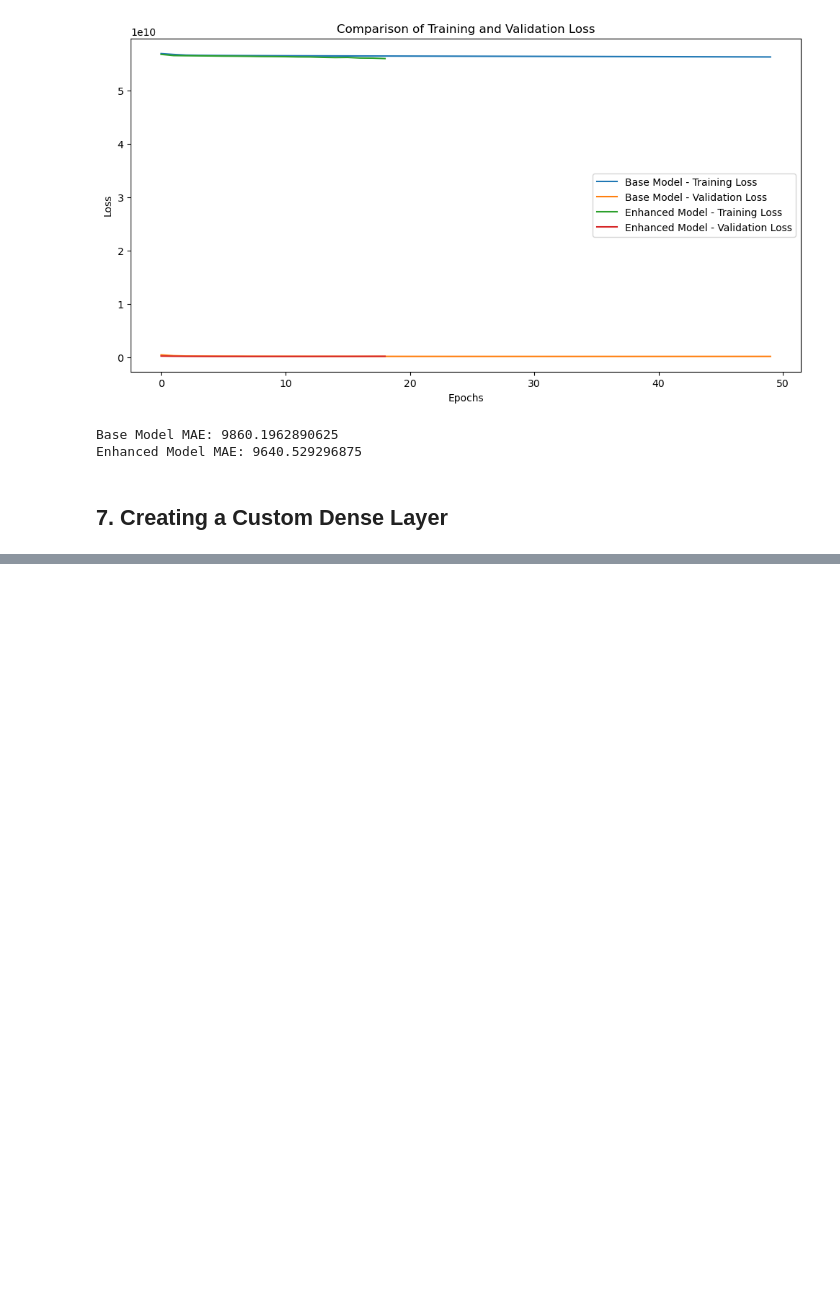
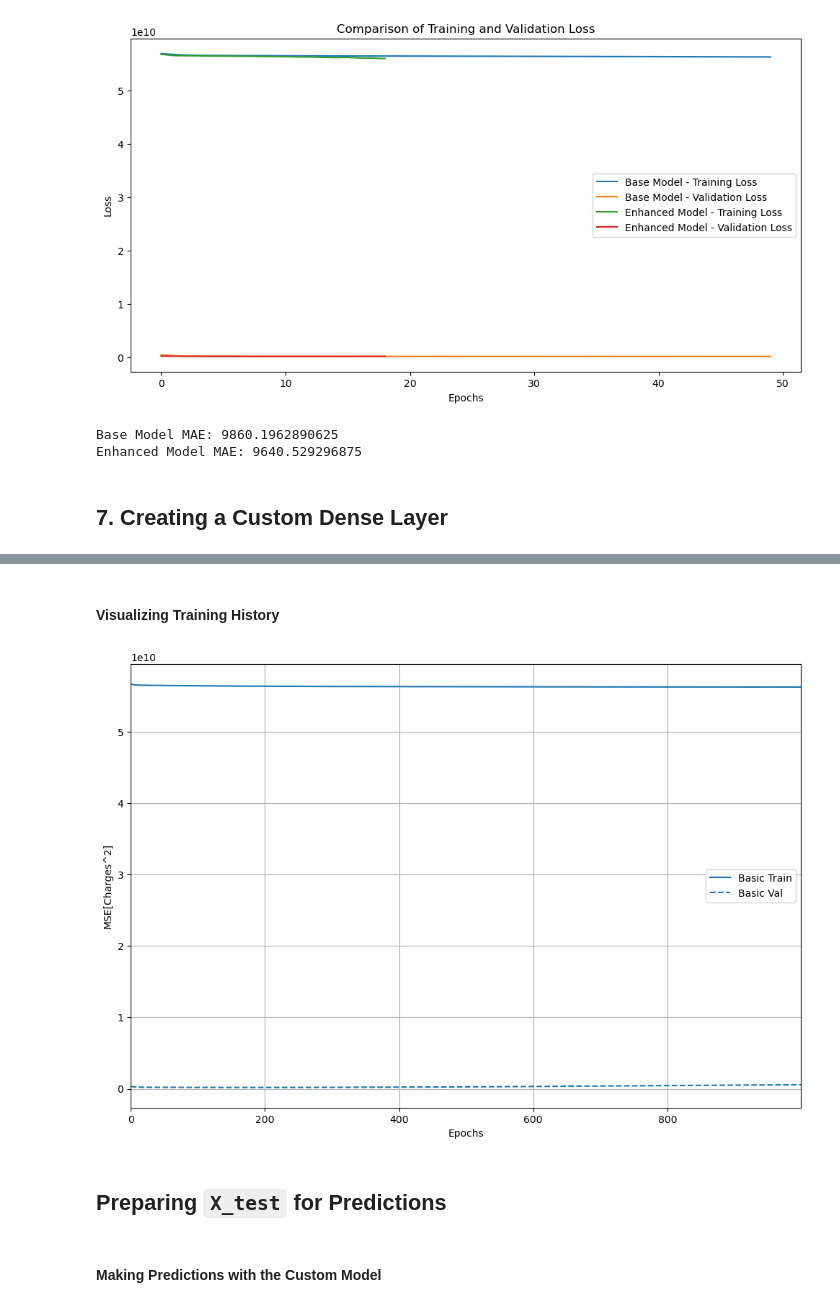
Before and after one commit to marielouisehanna/Machine_learning, a Jupyter notebook: CarPrice_2.ipynb, the cells around one changed output, grey strips where cells are left out. Cells and saved outputs as stored; diff of their text form; code cells hidden in the pictures; blank space fills up the shorter version.

```diff
--- a/CarPrice_2.ipynb
+++ b/CarPrice_2.ipynb
@@ -364,0 +570,6 @@ class MyDense(layers.Layer):
+# %%
+optimizer = tf.keras.optimizers.RMSprop(0.001)
+
+custom_model.compile(loss='mse',
+                     optimizer=tf.keras.optimizers.RMSprop(0.001),
+                     metrics=['mse'])
@@ -364,0 +578,15 @@ class MyDense(layers.Layer):
+# %%
+import tensorflow_docs as tfdocs
+import tensorflow_docs.modeling
+
+n_epochs = 1000
+
+X_train_numeric = np.array(X_train, dtype=np.float32)
+y_train_numeric = np.array(y_train, dtype=np.float32)
+
+training_hist = custom_model.fit(X_train_numeric,
+                                 y_train_numeric,
+                                 epochs=n_epochs,
+                                 validation_split=0.2,
+                                 verbose=False,
+                                 callbacks=[tfdocs.modeling.EpochDots()])
@@ -364,0 +614,16 @@ class MyDense(layers.Layer):
+# %% [markdown]
+#### Visualizing Training History
+# %%
+import tensorflow_docs as tfdocs
+import tensorflow_docs.plots
+
+plotter = tfdocs.plots.HistoryPlotter(smoothing_std=2)
+
+plt.figure(figsize=(12, 8))
+plotter.plot({'Basic': training_hist}, metric="mse")
+plt.ylabel('MSE[Charges^2]')
+plt.show()
+# %% [output]
+[figure, added]
+# %% [markdown]
+## Preparing `X_test` for Predictions
@@ -364,0 +648,2 @@ class MyDense(layers.Layer):
+# %% [markdown]
+#### Making Predictions with the Custom Model
```
Also changed, not shown: parts of 32 cells of this notebook, 2 other files.
